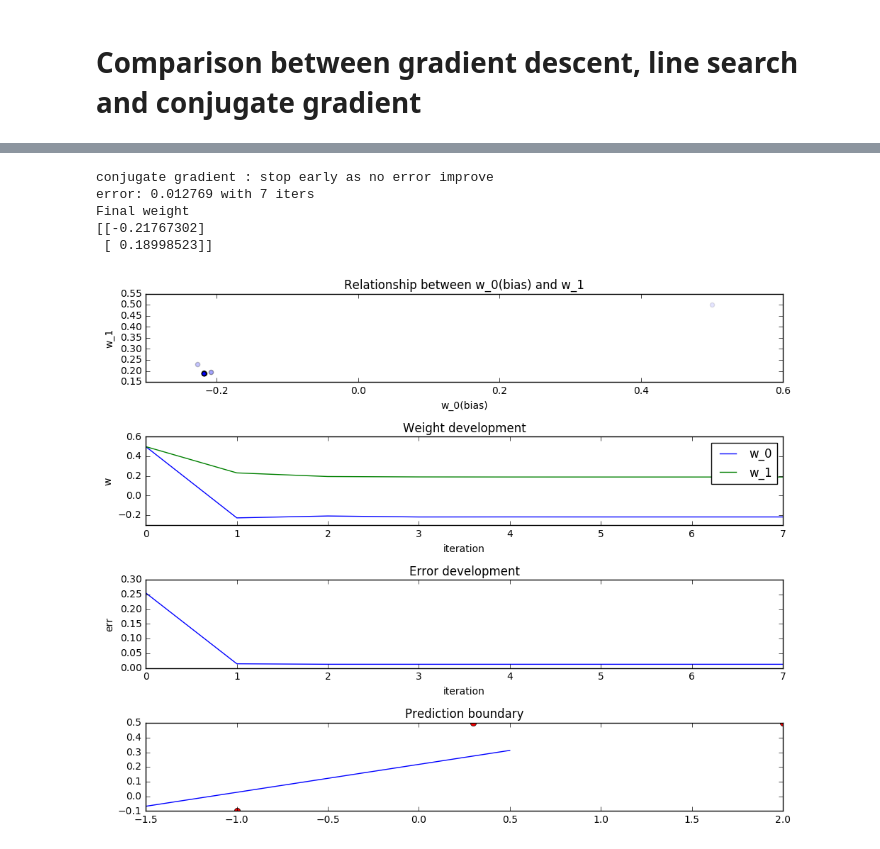
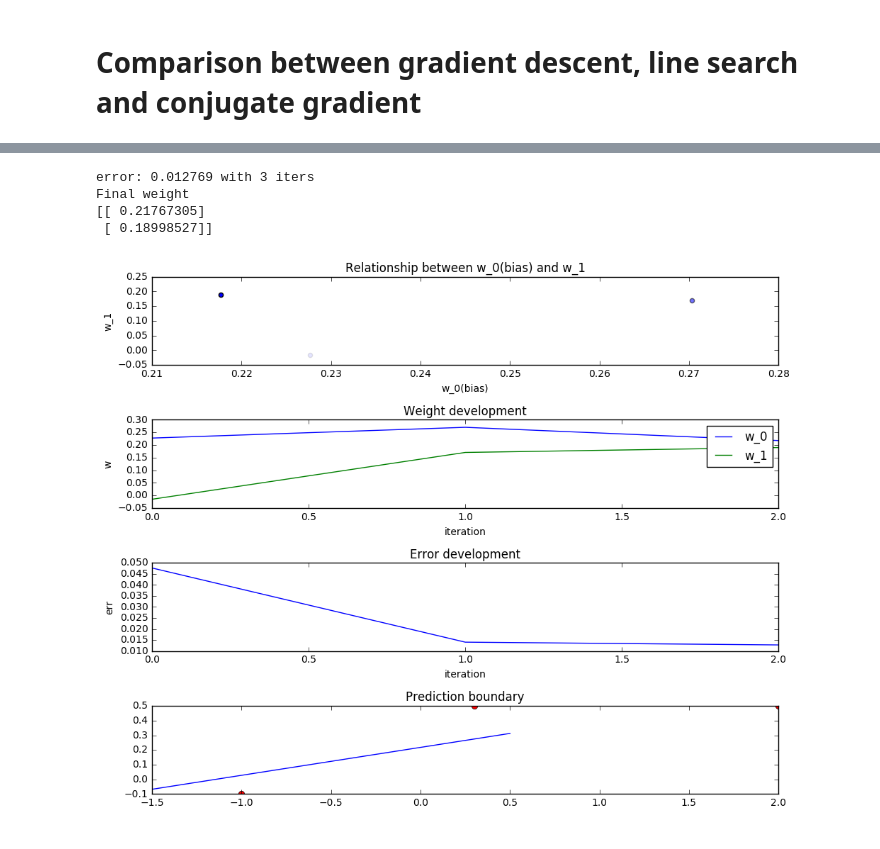
Before and after one commit to p16i/course-machine-intelligence-1, a Jupyter notebook: w4/learning-optimization.ipynb, the cells around one changed output, grey strips where cells are left out. Saved outputs shown, nothing was run; the diff lists cells and outputs as text; code cells hidden in the pictures.

Commit message:
Fix conjugate gradient

```diff
--- a/w4/learning-optimization.ipynb
+++ b/w4/learning-optimization.ipynb
@@ -9,9 +9,8 @@ plt.rcParams["figure.figsize"] = [10,8]
 MAXIMUM_ITER = 1000
 STOP_THRESHOLD = 0.00000001
 
-default_X = np.array([-1, -1, -1, -1, 0.3,2]).reshape(2,3)
+default_X = np.array([1, 1, 1, -1, 0.3,2]).reshape(2,3)
 default_Y = np.array([-0.1,0.5,0.5]).reshape(3,1)
 
-print(default_X)
-default_W = np.array([0.5,0.5]).reshape(2,1)
+default_W = np.array(np.random.uniform(-1,1,2)).reshape(2,1)
 # %% [output]
@@ -50,7 +49,7 @@ def plot_w_development( res ):
     p = plt.subplot(4,1,4)
 
     no_samples = 100
-    X = np.ones((2, no_samples)) * -1
+    X = np.ones((2, no_samples))
     X[1,:] = np.linspace(-1.5,0.5, no_samples).reshape(1,no_samples)
     predicted_values = pred( X, res['final_weight'] )
 
@@ -61,7 +60,7 @@ def plot_w_development( res ):
 
     plt.tight_layout()
 #     print(res["errors"])
-    print("error: %.6f with %d iters" % ( res["errors"][-1], len(res["weights"])-1) )
+    print("error: %.6f with %d iters" % ( res["errors"][-1], total_iters) )
     print("Final weight ")
     print(res["final_weight"])
 # %%
@@ -163,45 +154,44 @@ def conjugate_gradient(X,y,w):
 
 
     g_t = [ compute_gradient(X,y,w) ]
-    d_t = [ g_t[0] ]
+    d_t = [ -g_t[0] ]
 
     while it < MAXIMUM_ITER:
 
-        grad = compute_gradient(X,y,w)
-
+        if( g_t[it][0] == 0 and g_t[it][1] == 0 ):
+            break
 
         a = np.dot( d_t[it].T, g_t[it] )[0][0]
         b = np.dot( np.dot(d_t[it].T, H), d_t[it] )[0][0]
 
         eta = -a/b
 
         w = w + eta*d_t[it]
 
         g_t.append(compute_gradient(X,y,w))
 
+
+
         c = np.dot( g_t[it+1].T, g_t[it+1] )[0][0]
+
         d = np.dot( g_t[it].T, g_t[it] )[0][0]
 
         beta = - c/d
         d_t.append(g_t[it+1] + beta*d_t[it])
 
         w_basket.append(w)
 
         err = compute_err(X,y,w)
         errs.append(err)
-        if it > 0 and errs[it-1]-err < STOP_THRESHOLD :
-            print("conjugate gradient : stop early as no error improve")
-            break
 
         it = it + 1
     return {"weights": np.array(w_basket).reshape(len(errs), len(w)), "final_weight": w_basket[-1], "errors": errs }
 
 conj_result = conjugate_gradient(default_X,default_Y,default_W)
 plot_w_development(conj_result)
 # %% [output]
-conjugate gradient : stop early as no error improve
-error: 0.012769 with 7 iters
+error: 0.012769 with 3 iters
 Final weight
-[[-0.21767302]
- [ 0.18998523]]
+[[ 0.21767305]
+ [ 0.18998527]]
-[figure, old version]
+[figure, new version]
```
Also changed, not shown: parts of 3 cells of this notebook.
